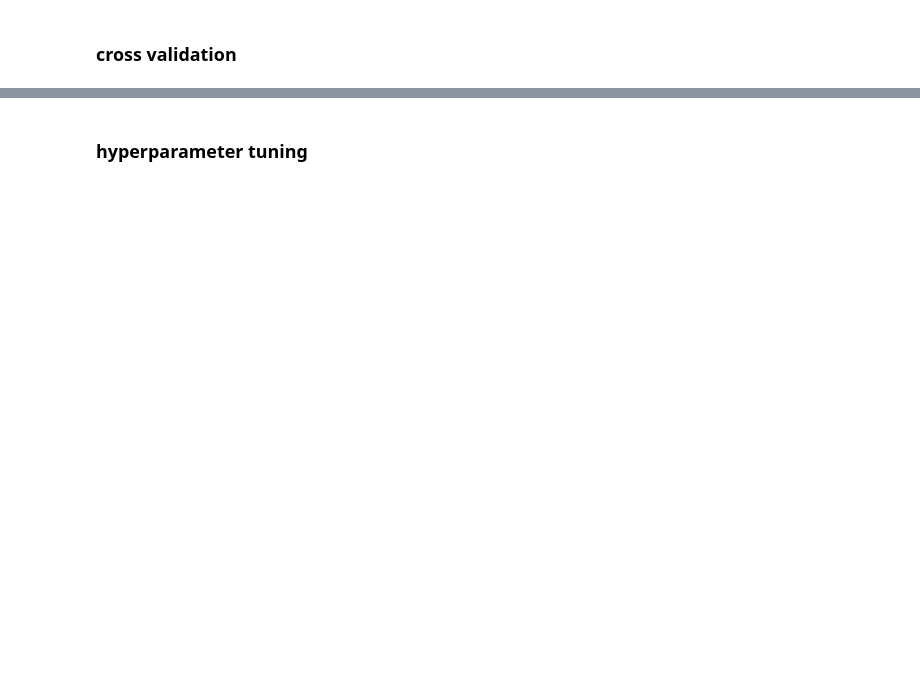
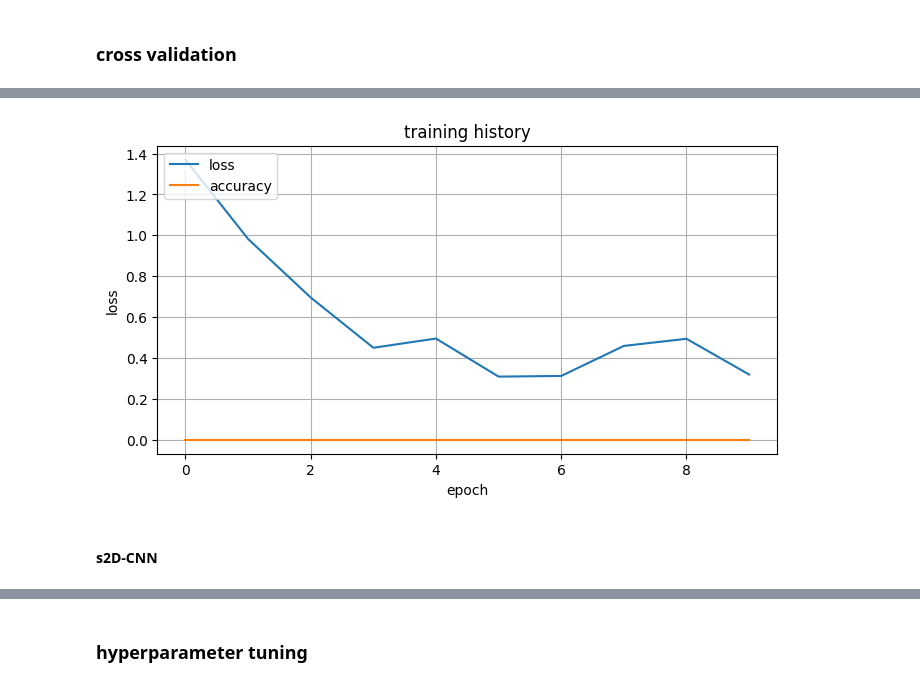
Before and after one commit to tahendry/master_thesis, a Jupyter notebook: MVPA_data_prep_for_CNN.ipynb, the cells around one changed output, grey strips where cells are left out. Cells and saved outputs as stored; diff of their text form; code cells hidden in the pictures; blank space fills up the shorter version.

```diff
--- a/MVPA_data_prep_for_CNN.ipynb
+++ b/MVPA_data_prep_for_CNN.ipynb
@@ -442,0 +518,20 @@ fig.legend(["loss", "val_loss", "accuracy", "val_Accuracy"])
+# %%
+# train with entire training data (no validation data)
+# callback to stop training when loss does not improve anymore and save the best model
+early_stop = callbacks.EarlyStopping(monitor="loss", patience=6, mode="auto")
+checkpoint = callbacks.ModelCheckpoint(filepath="./3DCNN.keras",
+                                        monitor="val_Accuracy",
+                                        save_best_only=True, mode="max",
+                                        verbose=1)
+callback_list = [early_stop, checkpoint]
+
+# build and compile the model
+model = build_compile_3DCNN()
+
+# train the model
+history = model.fit(x_train, y_train,
+                    epochs=10,
+                    batch_size=4,
+                    callbacks=callback_list,
+                    verbose=1,
+                    validation_data=(x_test, y_test))
@@ -442,0 +556,21 @@ fig.legend(["loss", "val_loss", "accuracy", "val_Accuracy"])
+# %%
+# load the best model
+model = keras.models.load_model("./3DCNN.keras")
+
+# evaluate the model
+model.evaluate(x_test, y_test, verbose=1)
+
+# plot the training history
+fig = plt.figure(figsize=(8, 4))
+plt.plot(history.history["loss"])
+# plt.plot(history.history["val_loss"])
+plt.plot(history.history["Accuracy"])
+# plt.plot(history.history["val_Accuracy"])
+plt.title("training history")
+plt.ylabel("loss")
+plt.xlabel("epoch")
+# plt.legend(["loss", "val_loss", "accuracy", "val_Accuracy"], loc="upper left")
+plt.legend(["loss", "accuracy"], loc="upper left")
+plt.grid()
+plt.show()
+# %% [output]
@@ -443,3 +578,6 @@ fig.legend(["loss", "val_loss", "accuracy", "val_Accuracy"])
+[figure, added]
+# %% [markdown]
+#### s2D-CNN
 # %%
 # train with entire training data (no validation data)
 # callback to stop training when loss does not improve anymore and save the best model
```
Also changed, not shown: parts of 9 cells of this notebook.
